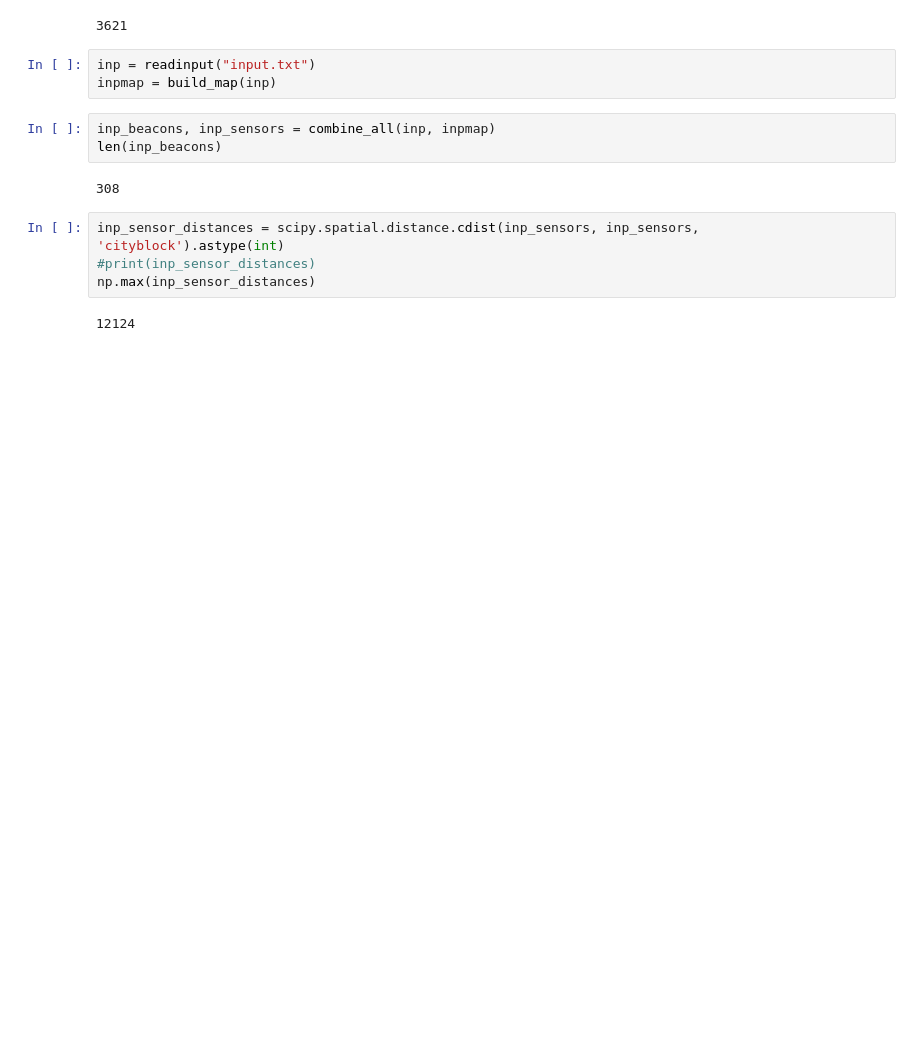
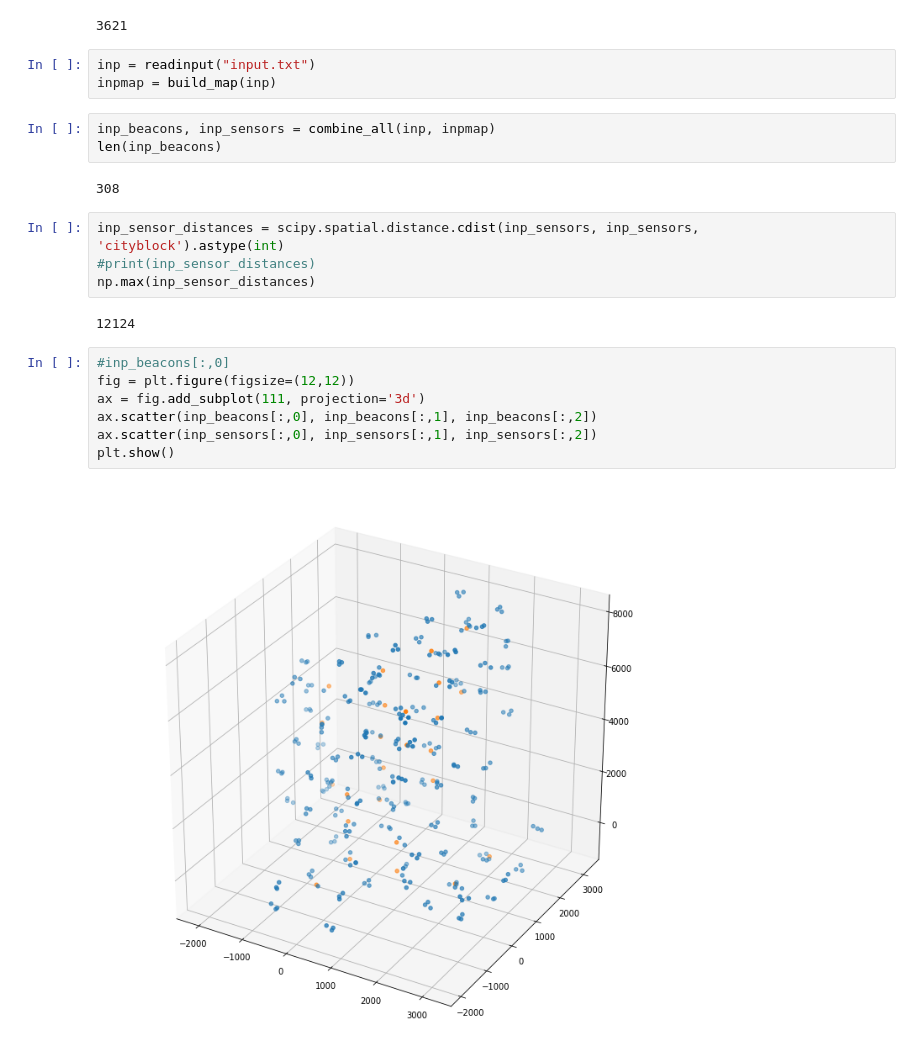
Before and after one commit to mdzimmerman/advent2021, a Jupyter notebook: day19/day19.ipynb, the cells around one changed output. Saved outputs shown, nothing was run; the diff lists cells and outputs as text; blank space fills up the shorter version.

Commit message:
added visualization

```diff
--- a/day19/day19.ipynb
+++ b/day19/day19.ipynb
@@ -335,3 +337,12 @@ inp_sensor_distances = scipy.spatial.distance.cdist(inp_sensors, inp_sensors, 'c
 np.max(inp_sensor_distances)
 # %% [output]
 12124
+# %%
+#inp_beacons[:,0]
+fig = plt.figure(figsize=(12,12))
+ax = fig.add_subplot(111, projection='3d')
+ax.scatter(inp_beacons[:,0], inp_beacons[:,1], inp_beacons[:,2])
+ax.scatter(inp_sensors[:,0], inp_sensors[:,1], inp_sensors[:,2])
+plt.show()
+# %% [output]
+[figure, added]
```
Also changed, not shown: parts of 1 cell of this notebook.
